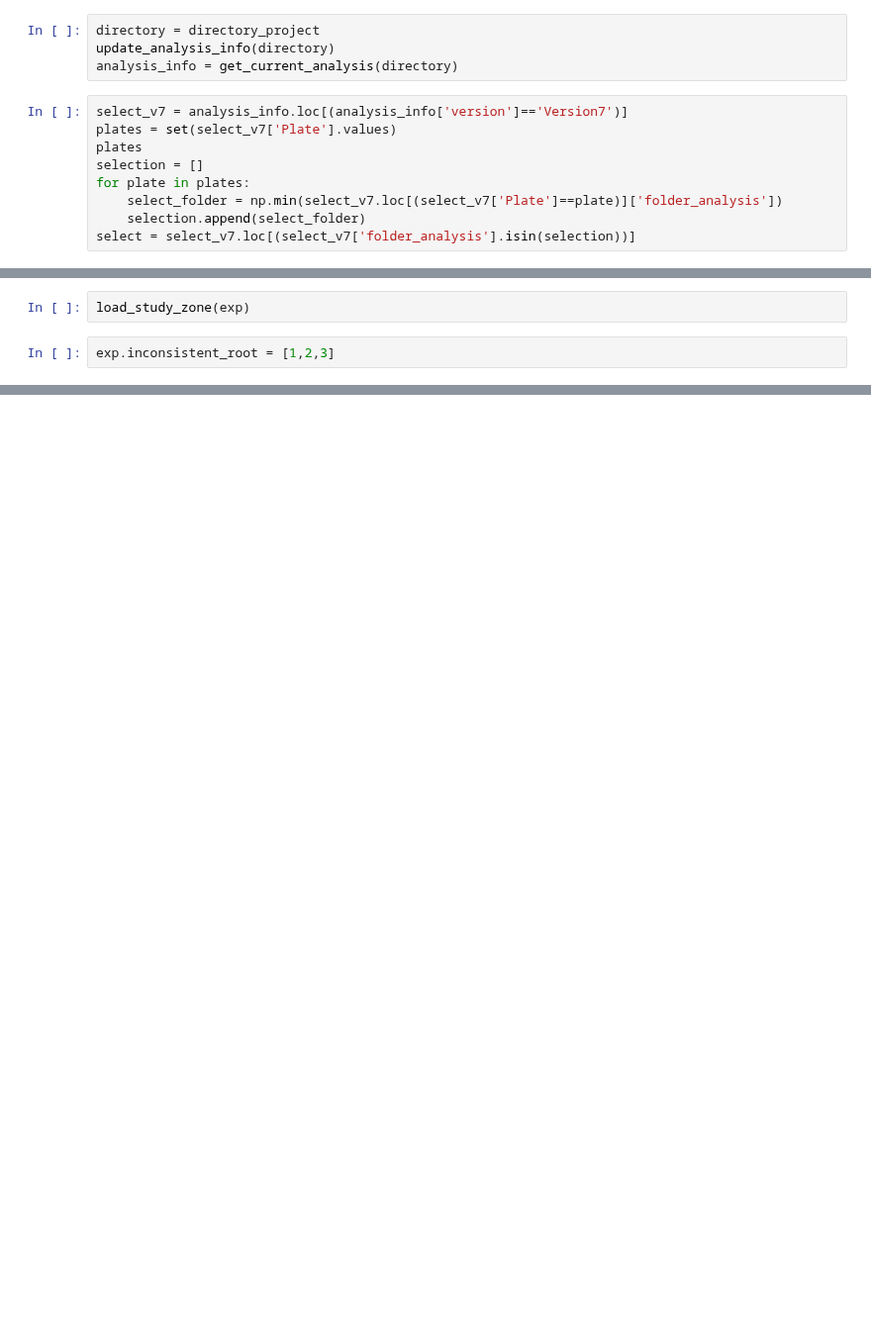
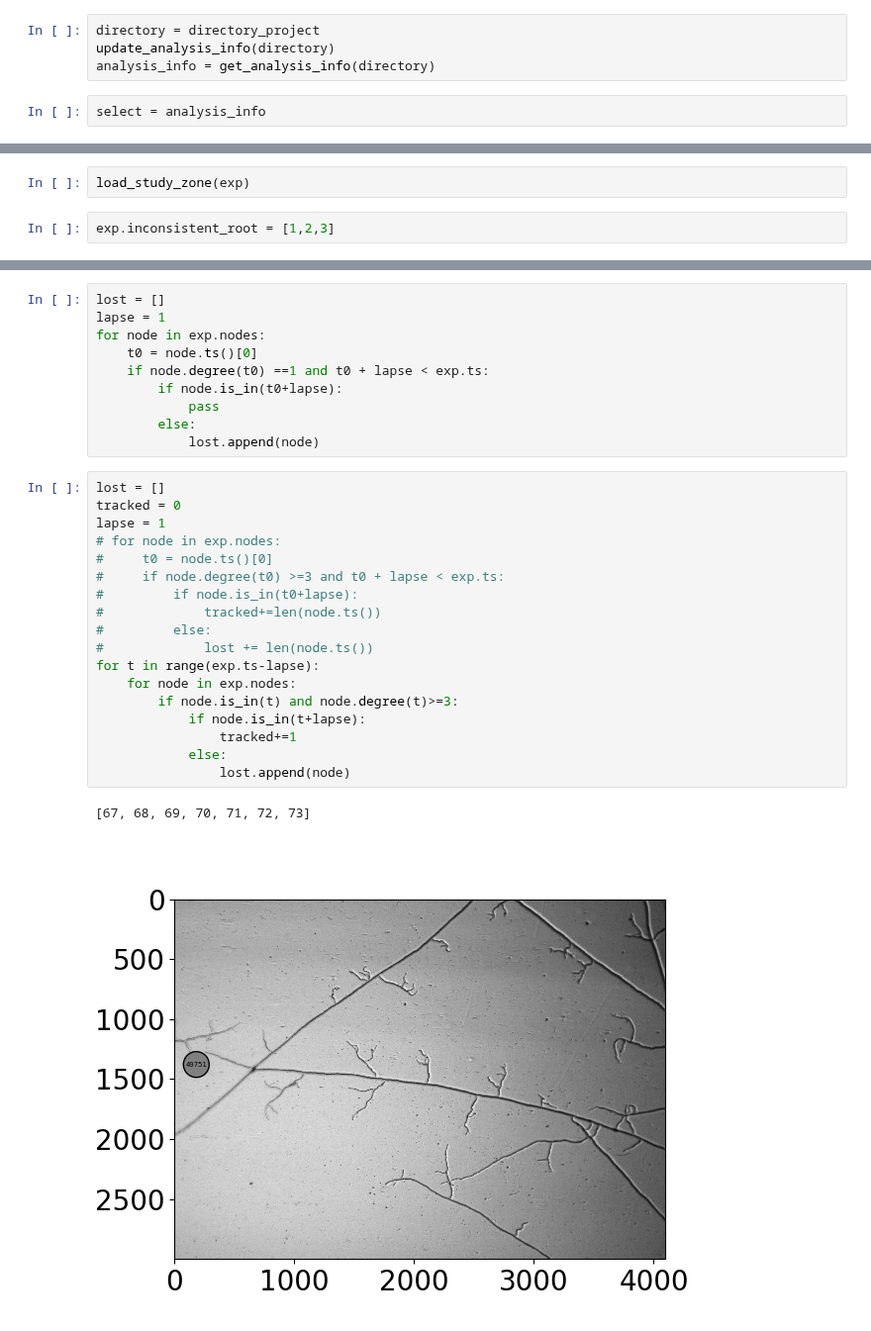
Before and after one commit to Cocopyth/AMFtrack, a Jupyter notebook: amftrack/notebooks/table_building_development/global_plate_level.ipynb, the cells around one changed output, grey strips where cells are left out. Shown at 99% size. Saved outputs shown, nothing was run; the diff lists cells and outputs as text; blank space fills up the shorter version.

```diff
--- a/amftrack/notebooks/table_building_development/global_plate_level.ipynb
+++ b/amftrack/notebooks/table_building_development/global_plate_level.ipynb
@@ -49,13 +44,6 @@ from amftrack.pipeline.functions.post_processing.extract_study_zone import load_
 # %%
 directory = directory_project
 update_analysis_info(directory)
-analysis_info = get_current_analysis(directory)
+analysis_info = get_analysis_info(directory)
 # %%
-select_v7 = analysis_info.loc[(analysis_info['version']=='Version7')]
-plates = set(select_v7['Plate'].values)
-plates
-selection = []
-for plate in plates:
-    select_folder = np.min(select_v7.loc[(select_v7['Plate']==plate)]['folder_analysis'])
-    selection.append(select_folder)
-select = select_v7.loc[(select_v7['folder_analysis'].isin(selection))]
+select = analysis_info
@@ -90,0 +138,31 @@ exp.inconsistent_root = [1,2,3]
+# %%
+lost = []
+lapse = 1
+for node in exp.nodes:
+    t0 = node.ts()[0]
+    if node.degree(t0) ==1 and t0 + lapse < exp.ts:
+        if node.is_in(t0+lapse):
+            pass
+        else:
+            lost.append(node)
+# %%
+lost = []
+tracked = 0
+lapse = 1
+# for node in exp.nodes:
+#     t0 = node.ts()[0]
+#     if node.degree(t0) >=3 and t0 + lapse < exp.ts:
+#         if node.is_in(t0+lapse):
+#             tracked+=len(node.ts())
+#         else:
+#             lost += len(node.ts())
+for t in range(exp.ts-lapse):
+    for node in exp.nodes:
+        if node.is_in(t) and node.degree(t)>=3:
+            if node.is_in(t+lapse):
+                tracked+=1
+            else:
+                lost.append(node)
+# %% [output]
+[67, 68, 69, 70, 71, 72, 73]
+[figure, added]
```
Also changed, not shown: parts of 14 cells of this notebook, 24 other files.
